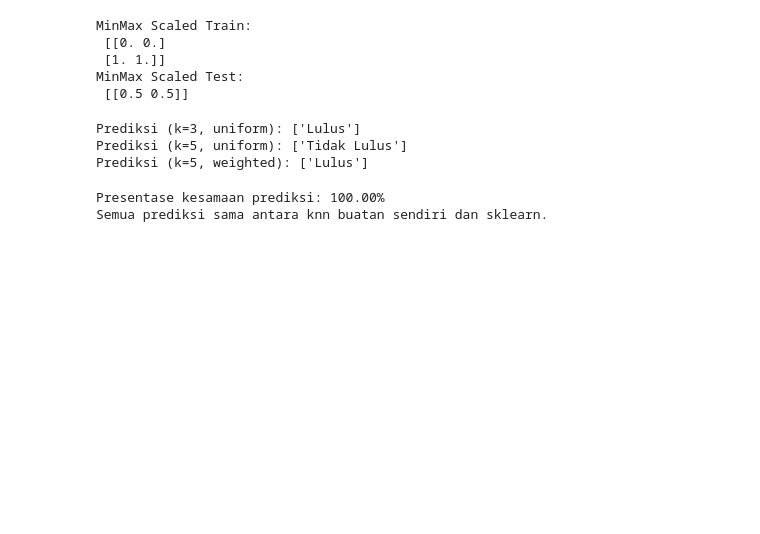
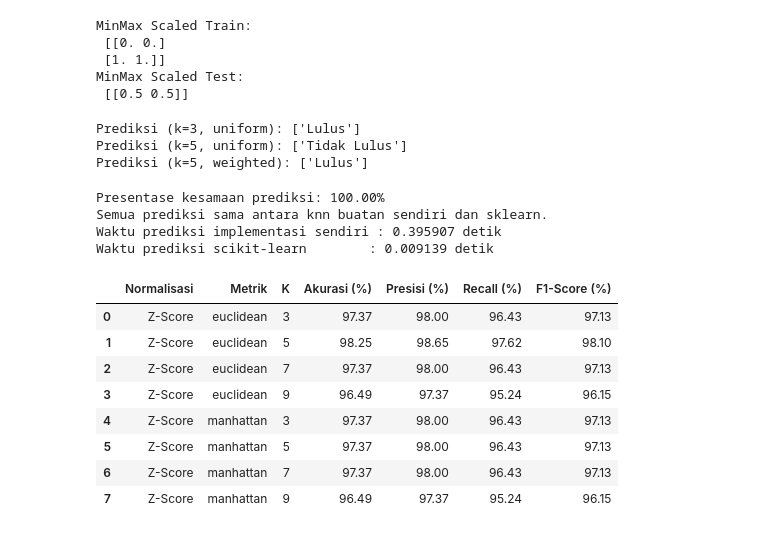
Before and after one commit to Rangga216/knn-from-scratch, a Jupyter notebook: notebooks/knn_experiment.ipynb, the cells around one changed output. Cells and saved outputs as stored; diff of their text form; code cells hidden in the pictures; blank space fills up the shorter version.

Commit message:
feat: add time func and docs

```diff
--- a/notebooks/knn_experiment.ipynb
+++ b/notebooks/knn_experiment.ipynb
@@ -177,6 +177,7 @@ from sklearn.datasets import load_breast_cancer
 from sklearn.model_selection import train_test_split
 from sklearn.neighbors import KNeighborsClassifier
 from sklearn.metrics import accuracy_score
+import time
 
 # Load dataset breast cancer
 data = load_breast_cancer()
@@ -211,8 +212,85 @@ else:
     print("Indeks data yang berbeda:", defferences)
     print("Prediksi knn buatan sendiri:", y_predict_custom[defferences])
     print("Prediksi knn sklearn:", y_predict_sklearn[defferences])
+
+# Hitung waktu prediksi KNN buatan sendiri pada X_test utama
+start_custom = time.time()
+y_pred_custom = knn_custom.predict(X_test)
+end_custom = time.time()
+waktu_custom = end_custom - start_custom
+
+# Hitung waktu prediksi KNN Scikit-Learn pada X_test utama
+start_sklearn = time.time()
+y_pred_sklearn = knn_sklearn.predict(X_test)
+end_sklearn = time.time()
+waktu_sklearn = end_sklearn - start_sklearn
+
+print(f"Waktu prediksi implementasi sendiri : {waktu_custom:.6f} detik")
+print(f"Waktu prediksi scikit-learn        : {waktu_sklearn:.6f} detik")
 # %% [output]
 Presentase kesamaan prediksi: 100.00%
 Semua prediksi sama antara knn buatan sendiri dan sklearn.
+Waktu prediksi implementasi sendiri : 0.395907 detik
+Waktu prediksi scikit-learn        : 0.009139 detik
 # %%
 # Bagian C
+
+import pandas as pd
+import matplotlib.pyplot as plt
+import seaborn as sns
+from sklearn.metrics import accuracy_score, precision_score, recall_score, f1_score, confusion_matrix
+
+# list parameter eksperimen
+k_list = [3, 5, 7, 9]
+metrics = ["euclidean", "manhattan"]
+scaling_methods = ["Tanpa Normalisasi", "Min-Max", "Z-Score"]
+
+results = []
+
+# loop kombinasi eksperimen
+for scale in scaling_methods:
+    if scale == "Tanpa Normalisasi":
+        X_train_eksperimen, X_test_scaled = X_train, X_test
+    elif scale == "Min-Max":
+        X_train_eksperimen, X_test_scaled = min_max_scaler(X_train, X_test)
+    elif scale == "Z-Score":
+        X_train_eksperimen, X_test_scaled = z_score_scaler(X_train, X_test)
+
+for metric in metrics:
+    for k in k_list:
+        # latih knn buatan sendiri
+        knn_custom = KNNClassifier(k=k, metric=metric, weights="uniform")
+        knn_custom.fit(X_train_eksperimen, y_train)
+        y_predict_custom = knn_custom.predict(X_test_scaled)
+
+        # hitung metrik evaluasi (macro average)
+        accuracy = accuracy_score(y_test, y_predict_custom)
+        precision = precision_score(y_test, y_predict_custom, average='macro')
+        recall = recall_score(y_test, y_predict_custom, average='macro')
+        f1 = f1_score(y_test, y_predict_custom, average='macro')
+
+        # simpan hasil eksperimen
+        results.append({
+            "Normalisasi": scale,
+            "Metrik": metric,
+            "K": k,
+            "Akurasi (%)": round(accuracy * 100, 2),
+            "Presisi (%)": round(precision * 100, 2),
+            "Recall (%)": round(recall * 100, 2),
+            "F1-Score (%)": round(f1 * 100, 2)
+        })
+
+# dataframe hasil eksperimen
+results_df = pd.DataFrame(results)
+
+display(results_df)
+# %% [output]
+|  | Normalisasi | Metrik | K | Akurasi (%) | Presisi (%) | Recall (%) | F1-Score (%) |
+| 0 | Z-Score | euclidean | 3 | 97.37 | 98.00 | 96.43 | 97.13 |
+| 1 | Z-Score | euclidean | 5 | 98.25 | 98.65 | 97.62 | 98.10 |
+| 2 | Z-Score | euclidean | 7 | 97.37 | 98.00 | 96.43 | 97.13 |
+| 3 | Z-Score | euclidean | 9 | 96.49 | 97.37 | 95.24 | 96.15 |
+| 4 | Z-Score | manhattan | 3 | 97.37 | 98.00 | 96.43 | 97.13 |
+| 5 | Z-Score | manhattan | 5 | 97.37 | 98.00 | 96.43 | 97.13 |
+| 6 | Z-Score | manhattan | 7 | 97.37 | 98.00 | 96.43 | 97.13 |
+| 7 | Z-Score | manhattan | 9 | 96.49 | 97.37 | 95.24 | 96.15 |
```
Also changed, not shown: parts of 1 cell of this notebook, 2 other files.
